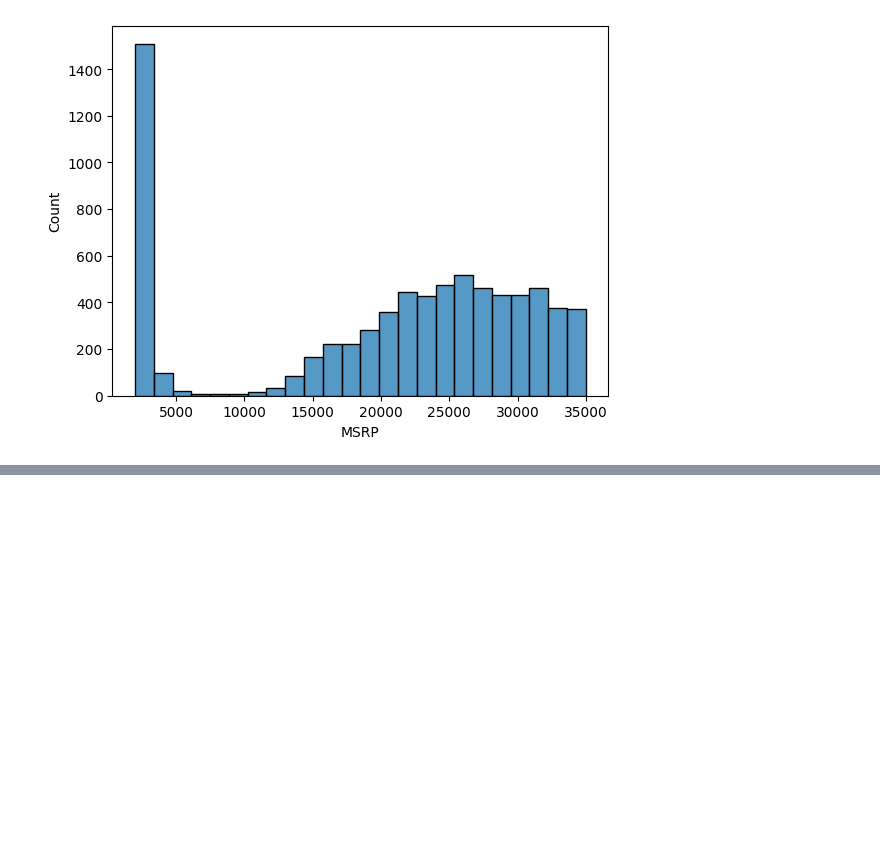
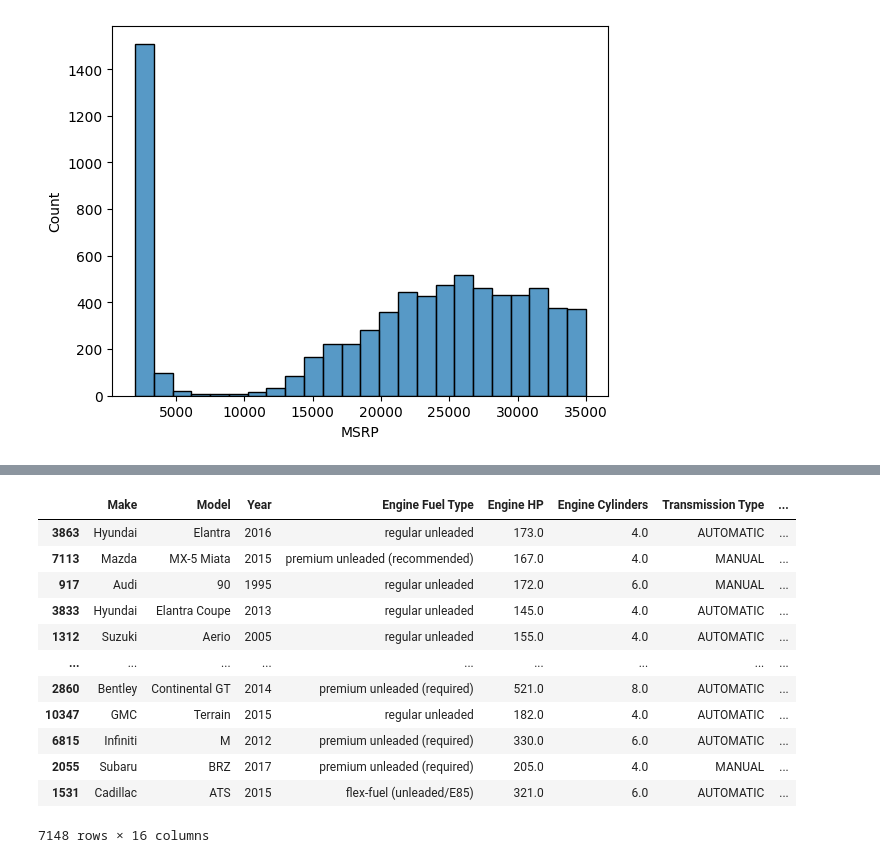
Before and after one commit to Naturalenemy07/CS543_ML, a Jupyter notebook: vscode/homework/MLB_2.ipynb, the cells around one changed output, grey strips where cells are left out. Drawn from its saved outputs; the diff is of its cells as text; code cells hidden in the pictures; blank space fills up the shorter version.

```diff
--- a/vscode/homework/MLB_2.ipynb
+++ b/vscode/homework/MLB_2.ipynb
@@ -82,0 +114,38 @@ sns.histplot(cardata.MSRP[cardata.MSRP < 35000])
+# %%
+cardata_train, cardata_val, cardata_test = mf.train_val_test_split(cardata,0.6,0.2,0.2,'MSRP',5)
+
+# length = len(cardata)
+# constant = 5
+# val_p = 0.2
+# test_p = 0.2
+# train_p = 0.6
+
+# n_val = int(val_p * length)
+# n_test = int(test_p * length)
+# n_train = int(train_p * length)
+
+# np.random.seed(constant)
+# idx = np.arange(length)
+# np.random.shuffle(idx)
+
+# cardata_shuffled = cardata.iloc[idx]
+
+# cardata_train = cardata_shuffled.iloc[:n_train].copy()
+# cardata_val = cardata_shuffled.iloc[n_train:n_train+n_val].copy()
+# cardata_test = cardata_shuffled.iloc[n_train+n_val:].copy()
+# %%
+cardata_train
+# %% [output]
+|  | Make | Model | Year | Engine Fuel Type | Engine HP | Engine Cylinders | Transmission Type | ... |
+| 3863 | Hyundai | Elantra | 2016 | regular unleaded | 173.0 | 4.0 | AUTOMATIC | ... |
+| 7113 | Mazda | MX-5 Miata | 2015 | premium unleaded (recommended) | 167.0 | 4.0 | MANUAL | ... |
+| 917 | Audi | 90 | 1995 | regular unleaded | 172.0 | 6.0 | MANUAL | ... |
+| 3833 | Hyundai | Elantra Coupe | 2013 | regular unleaded | 145.0 | 4.0 | AUTOMATIC | ... |
+| 1312 | Suzuki | Aerio | 2005 | regular unleaded | 155.0 | 4.0 | AUTOMATIC | ... |
+| ... | ... | ... | ... | ... | ... | ... | ... | ... |
+| 2860 | Bentley | Continental GT | 2014 | premium unleaded (required) | 521.0 | 8.0 | AUTOMATIC | ... |
+| 10347 | GMC | Terrain | 2015 | regular unleaded | 182.0 | 4.0 | AUTOMATIC | ... |
+| 6815 | Infiniti | M | 2012 | premium unleaded (required) | 330.0 | 6.0 | AUTOMATIC | ... |
+| 2055 | Subaru | BRZ | 2017 | premium unleaded (required) | 205.0 | 4.0 | MANUAL | ... |
+| 1531 | Cadillac | ATS | 2015 | flex-fuel (unleaded/E85) | 321.0 | 6.0 | AUTOMATIC | ... |
+7148 rows × 16 columns
```
Also changed, not shown: parts of 4 cells of this notebook, 7 other files.
